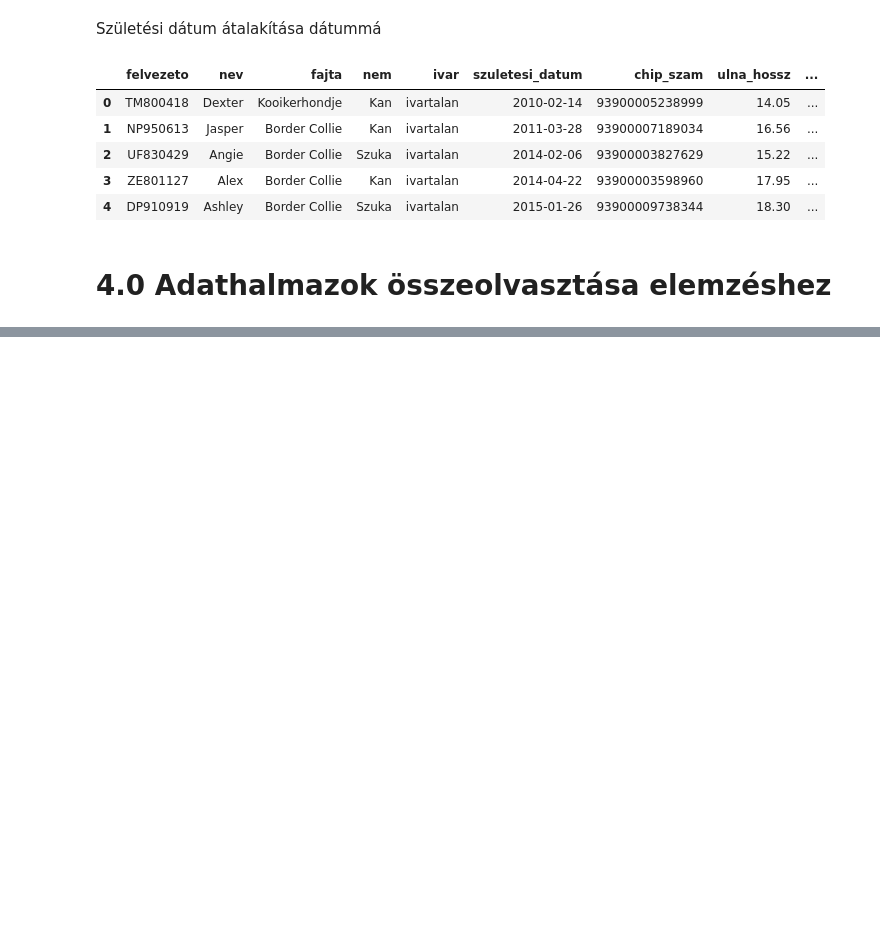
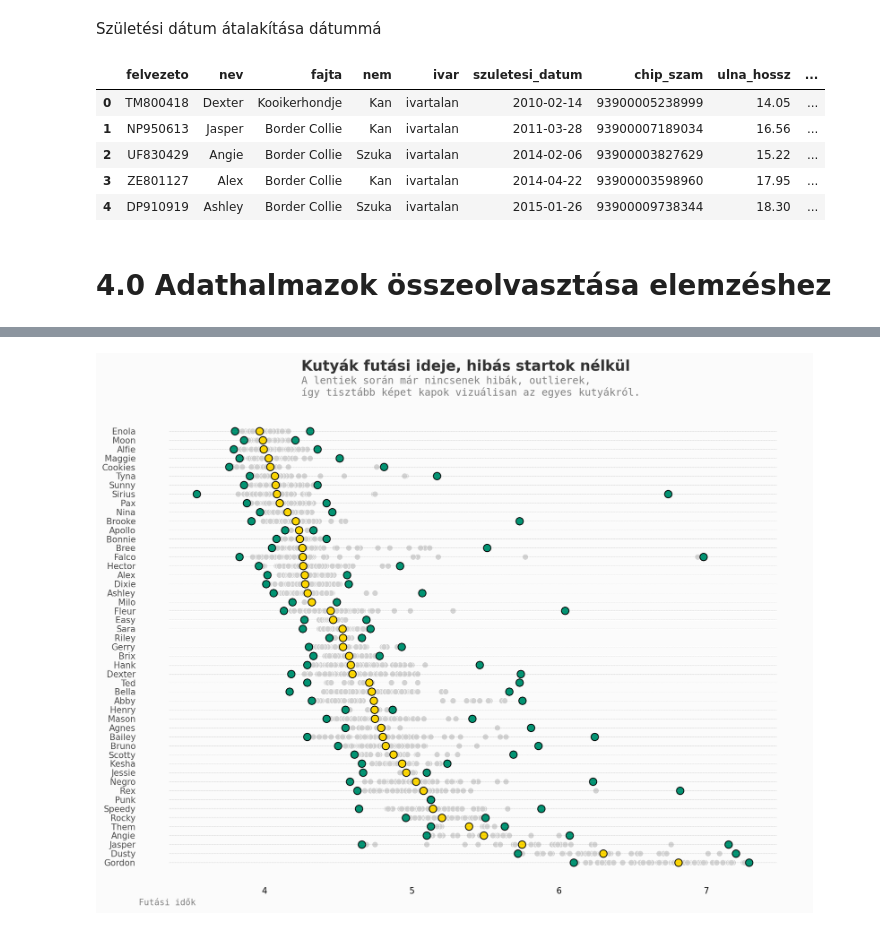
Before and after one commit to datavers/FlyBall, a Jupyter notebook: Flyball.ipynb, the cells around one changed output, grey strips where cells are left out. Saved outputs shown, nothing was run; the diff lists cells and outputs as text; code cells hidden in the pictures; blank space fills up the shorter version.

```diff
--- a/Flyball.ipynb
+++ b/Flyball.ipynb
@@ -735,0 +889,59 @@ dogs.head()
+# %%
+df_merged_wo_time_error = df_merged[(df_merged['time_error'] == False) & (df_merged['start_error'] == False) & (df_merged['outlier'] == 0) & (df_merged['start_outlier'] == 0)]
+# %%
+background = "#fbfbfb"
+fig, ax = plt.subplots(1,1, figsize=(14, 10),dpi=150)
+fig.patch.set_facecolor(background)
+ax.set_facecolor(background)
+
+
+top_list_ = df_merged_wo_time_error.groupby('name')['time'].mean().sort_values(ascending=True).reset_index().sort_values(by='time',ascending=False)
+
+
+plot = 1
+for dog in top_list_['name']:
+    mean = df_merged_wo_time_error[df_merged_wo_time_error['name'] == dog].groupby('name')['time'].mean()
+    min = df_merged_wo_time_error[df_merged_wo_time_error['name'] == dog].groupby('name')['time'].min()
+    max = df_merged_wo_time_error[df_merged_wo_time_error['name'] == dog].groupby('name')['time'].max()
+    # összes futás
+    sns.scatterplot(data=df_merged_wo_time_error[df_merged_wo_time_error['name'] == dog], y=plot, x='time',color='lightgray',s=50,ax=ax)
+    # átlag eredmény
+    sns.scatterplot(data=df_merged_wo_time_error[df_merged_wo_time_error['name'] == dog], y=plot, x=mean,color='gold',ec='black',linewidth=1,s=75,ax=ax)
+    # leggyorsabb futás
+    sns.scatterplot(data=df_merged_wo_time_error[df_merged_wo_time_error['name'] == dog], y=plot, x=min ,color='#009473',ec='black',linewidth=1,s=75,ax=ax)
+    # leglassabb futás
+    sns.scatterplot(data=df_merged_wo_time_error[df_merged_wo_time_error['name'] == dog], y=plot, x=max ,color='#009473',ec='black',linewidth=1,s=75,ax=ax)
+    # hibás start
+    # sns.scatterplot(data=df_merged[(df_merged['name'] == dog) & (df_merged['start_error'] == True)], y=plot, x='time' ,color='red',ec='black',linewidth=1,s=75,ax=ax)
+    plot += 1
+
+
+ax.set_yticks(top_list_.index+1)
+ax.set_yticklabels(top_list_['name'][::-1], fontdict={'horizontalalignment': 'right'}, alpha=0.7)
+ax.tick_params(axis=u'both', which=u'both',length=0)
+ax.set_xlabel("Futási idők",fontfamily='monospace',loc='left',color='gray')
+
+Xstart, Xend = ax.get_xlim()
+Ystart, Yend = ax.get_ylim()
+
+ax.text(4.25, Yend+0.25,
+'''
+A lentiek során már nincsenek hibák, outlierek,
+így tisztább képet kapok vizuálisan az egyes kutyákról.
+''', fontsize=12, fontweight='light', fontfamily='monospace',color='gray')
+
+for s in ['top','right','bottom','left']:
+    ax.spines[s].set_visible(False)
+
+Xstart, Xend = ax.get_xlim()
+Ystart, Yend = ax.get_ylim()
+
+ax.hlines(y=top_list_.index+1, xmin=Xstart, xmax=Xend, color='gray', alpha=0.5, linewidth=.3, linestyles='--')
+ax.set_axisbelow(True)
+ax.text(4.25, Yend+4.3, 'Kutyák futási ideje, hibás startok nélkül', fontsize=17, fontweight='bold', color='#323232')
+
+
+
+plt.show();
+# %% [output]
+[figure, added]
```
Also changed, not shown: parts of 27 cells of this notebook.
